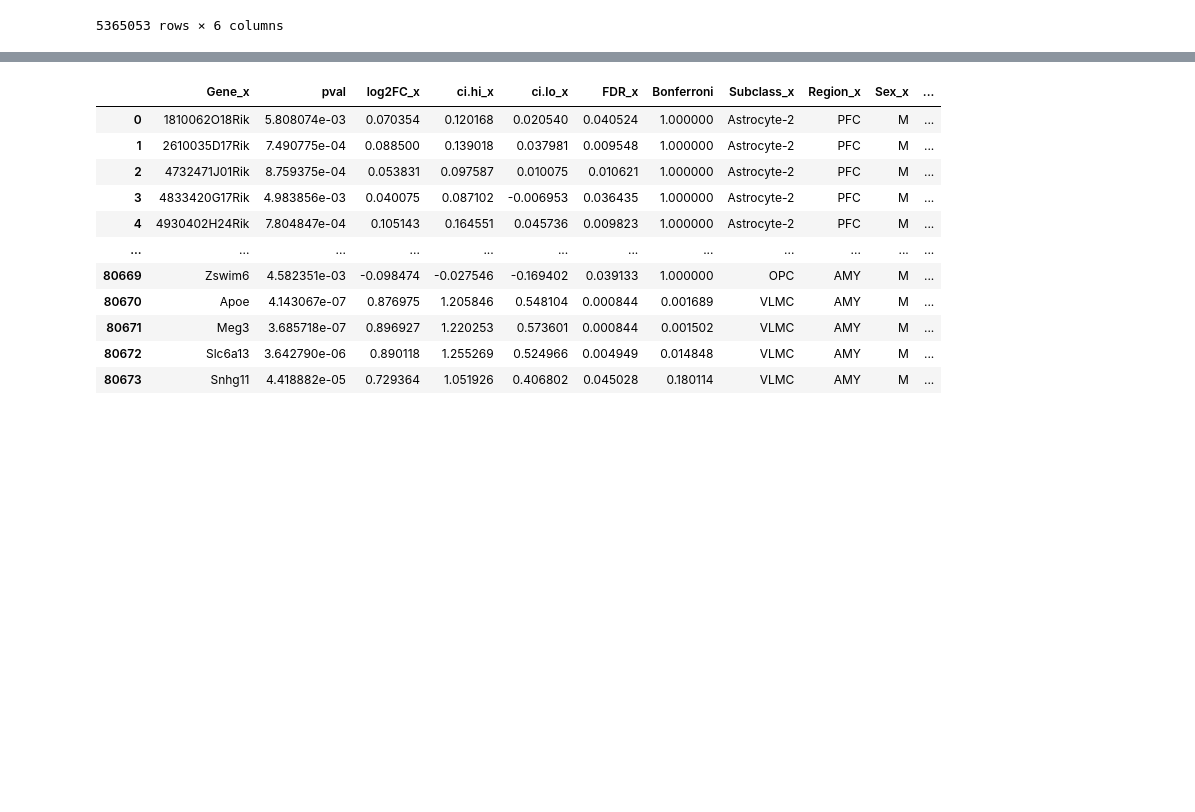
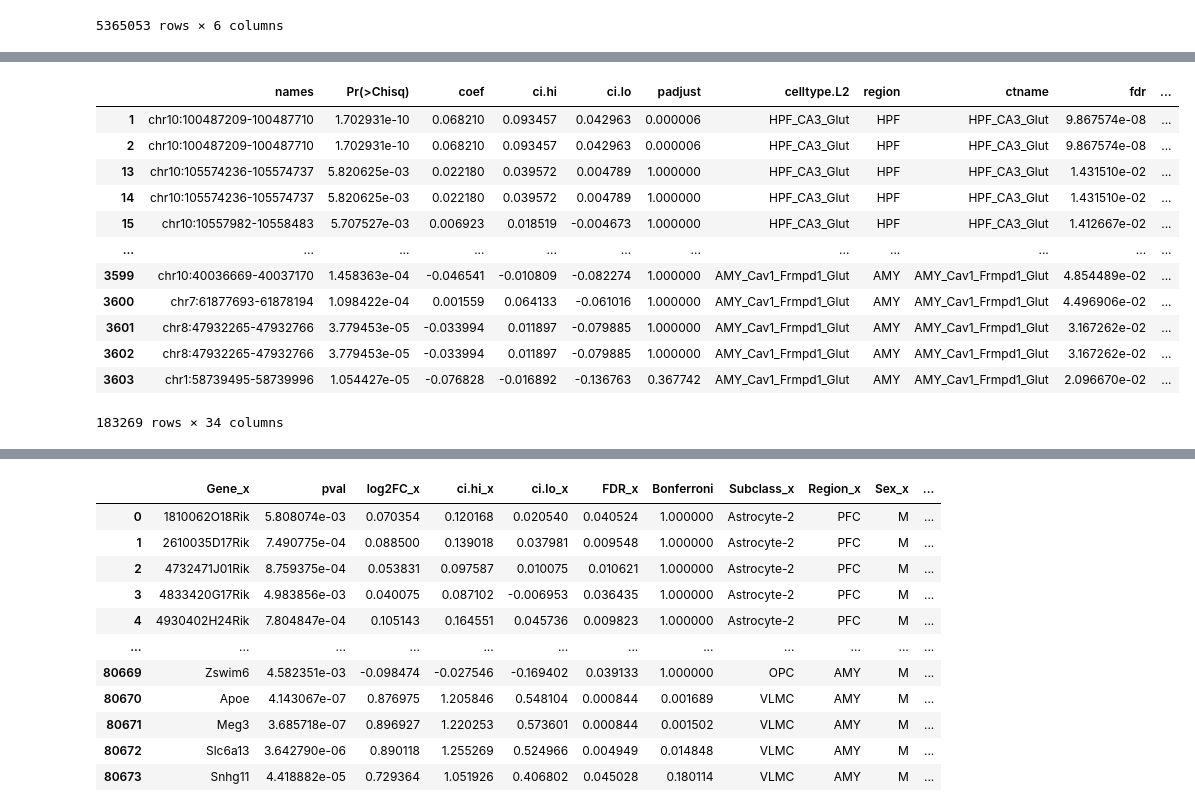
Before and after one commit to juychen/scmmd, a Jupyter notebook: 15cicre_enhancers.ipynb, the cells around one changed output, grey strips where cells are left out. Cells and saved outputs as stored; diff of their text form; code cells hidden in the pictures; blank space fills up the shorter version.

```diff
--- a/15cicre_enhancers.ipynb
+++ b/15cicre_enhancers.ipynb
@@ -135,0 +217,18 @@ Name: primary_region, dtype: int64
+# %%
+df_DAR_coaccess = pd.concat([df_DAR_promoter, df_DAR_enh[list(df_DAR_promoter.columns)+['promoter','coaccess']]], axis=0)
+# %%
+df_DAR_coaccess
+# %% [output]
+|  | names | Pr(>Chisq) | coef | ci.hi | ci.lo | padjust | celltype.L2 | region | ctname | fdr | ... |
+| 1 | chr10:100487209-100487710 | 1.702931e-10 | 0.068210 | 0.093457 | 0.042963 | 0.000006 | HPF_CA3_Glut | HPF | HPF_CA3_Glut | 9.867574e-08 | ... |
+| 2 | chr10:100487209-100487710 | 1.702931e-10 | 0.068210 | 0.093457 | 0.042963 | 0.000006 | HPF_CA3_Glut | HPF | HPF_CA3_Glut | 9.867574e-08 | ... |
+| 13 | chr10:105574236-105574737 | 5.820625e-03 | 0.022180 | 0.039572 | 0.004789 | 1.000000 | HPF_CA3_Glut | HPF | HPF_CA3_Glut | 1.431510e-02 | ... |
+| 14 | chr10:105574236-105574737 | 5.820625e-03 | 0.022180 | 0.039572 | 0.004789 | 1.000000 | HPF_CA3_Glut | HPF | HPF_CA3_Glut | 1.431510e-02 | ... |
+| 15 | chr10:10557982-10558483 | 5.707527e-03 | 0.006923 | 0.018519 | -0.004673 | 1.000000 | HPF_CA3_Glut | HPF | HPF_CA3_Glut | 1.412667e-02 | ... |
+| ... | ... | ... | ... | ... | ... | ... | ... | ... | ... | ... | ... |
+| 3599 | chr10:40036669-40037170 | 1.458363e-04 | -0.046541 | -0.010809 | -0.082274 | 1.000000 | AMY_Cav1_Frmpd1_Glut | AMY | AMY_Cav1_Frmpd1_Glut | 4.854489e-02 | ... |
+| 3600 | chr7:61877693-61878194 | 1.098422e-04 | 0.001559 | 0.064133 | -0.061016 | 1.000000 | AMY_Cav1_Frmpd1_Glut | AMY | AMY_Cav1_Frmpd1_Glut | 4.496906e-02 | ... |
+| 3601 | chr8:47932265-47932766 | 3.779453e-05 | -0.033994 | 0.011897 | -0.079885 | 1.000000 | AMY_Cav1_Frmpd1_Glut | AMY | AMY_Cav1_Frmpd1_Glut | 3.167262e-02 | ... |
+| 3602 | chr8:47932265-47932766 | 3.779453e-05 | -0.033994 | 0.011897 | -0.079885 | 1.000000 | AMY_Cav1_Frmpd1_Glut | AMY | AMY_Cav1_Frmpd1_Glut | 3.167262e-02 | ... |
+| 3603 | chr1:58739495-58739996 | 1.054427e-05 | -0.076828 | -0.016892 | -0.136763 | 0.367742 | AMY_Cav1_Frmpd1_Glut | AMY | AMY_Cav1_Frmpd1_Glut | 2.096670e-02 | ... |
+183269 rows × 34 columns
```
Also changed, not shown: parts of 12 cells of this notebook, 3 other files.
